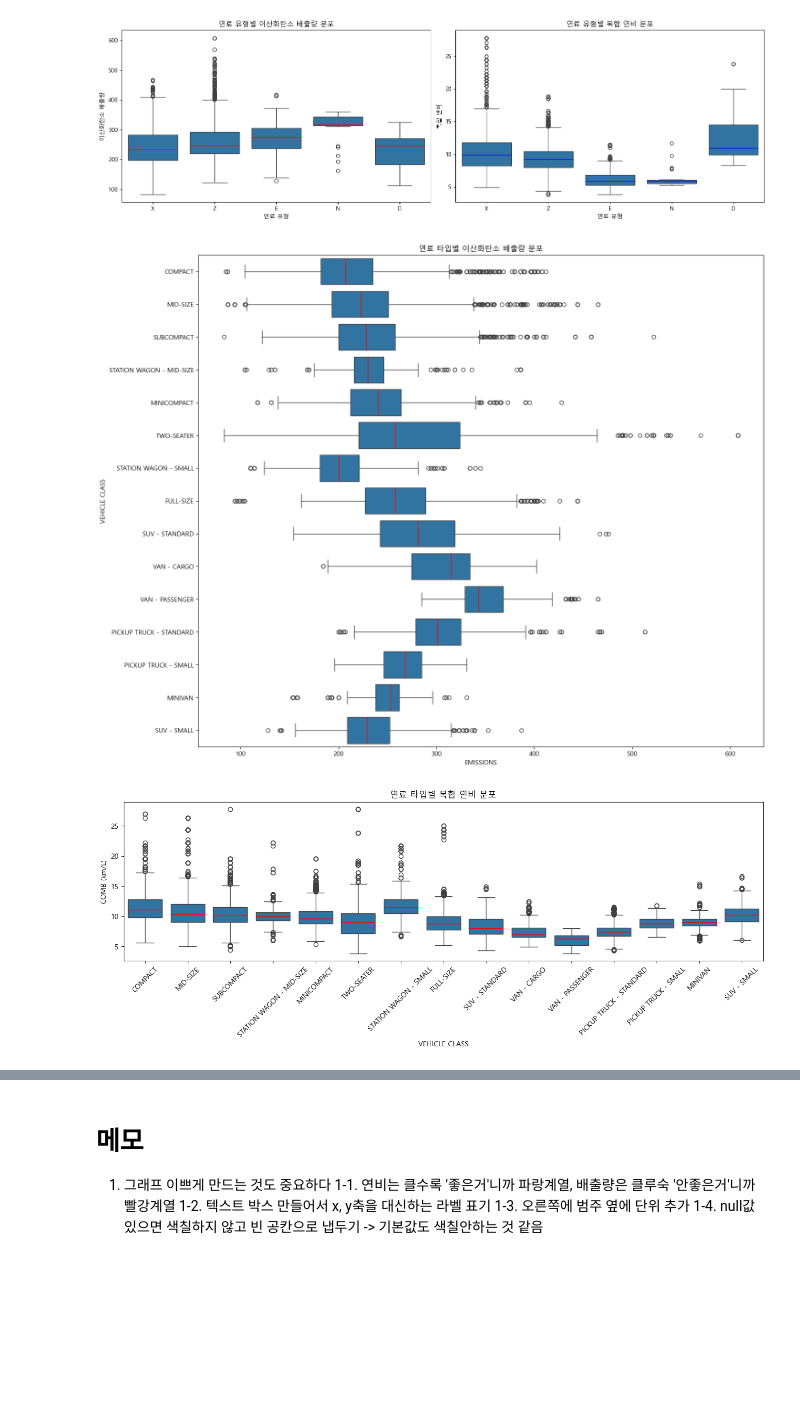
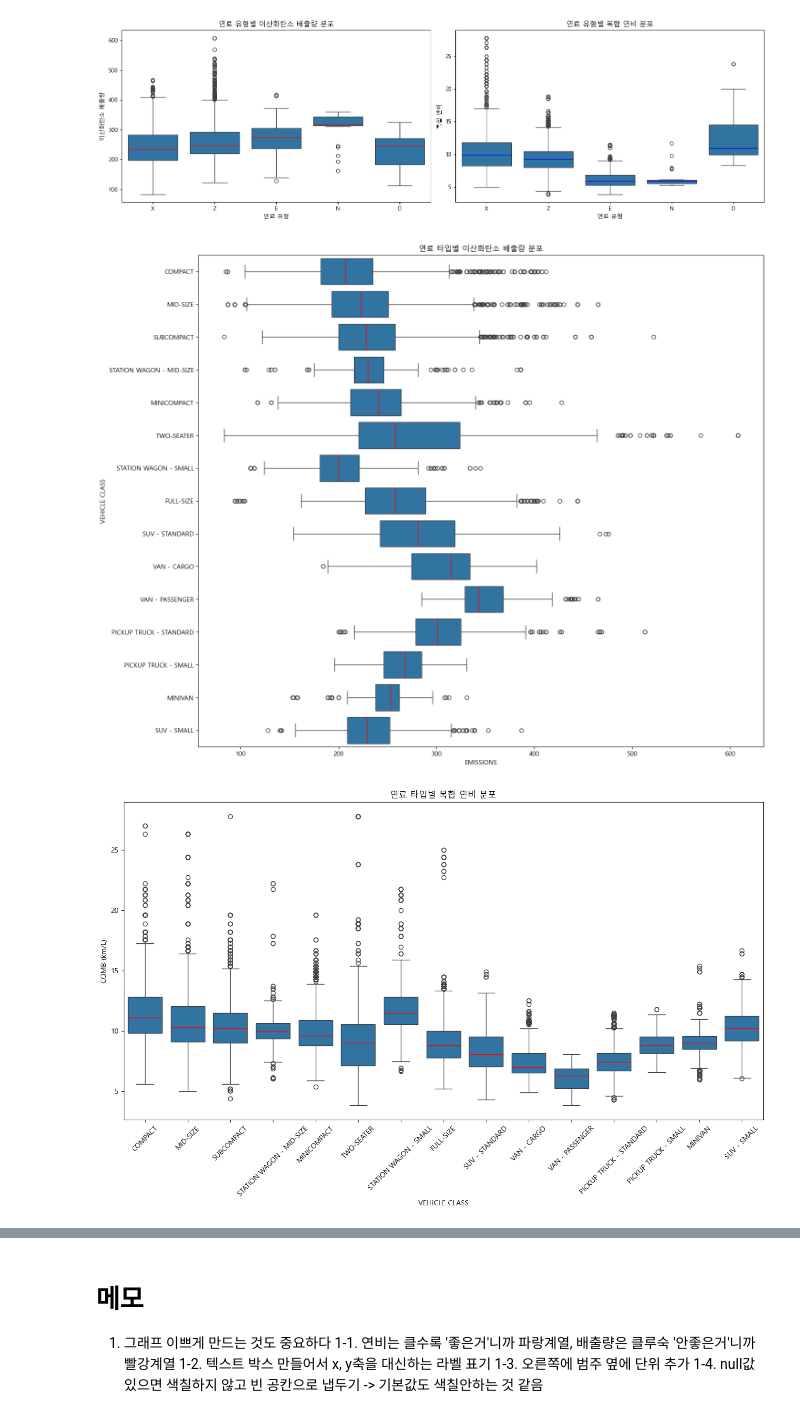
Before and after one commit to kimfaru-git/eco-mobility-performance-analysis, a Jupyter notebook: 02_analysis.ipynb, the cells around one changed output, grey strips where cells are left out. Saved outputs shown, nothing was run; the diff lists cells and outputs as text; code cells hidden in the pictures; blank space fills up the shorter version.

```diff
--- a/02_analysis.ipynb
+++ b/02_analysis.ipynb
@@ -325,20 +347,20 @@ plt.show()
 # %%
 # 연료별 이산화 탄소 분포 박스플룻 연달아 시각화하기
 import matplotlib.pyplot as plt
 import seaborn as sns
 
 plt.figure(figsize=(16, 14))
 sns.boxplot(data=df, x='EMISSIONS', y='VEHICLE CLASS', medianprops={'color': 'red'}) # medianprops: 중앙값선을 커스텀하는 함수
 plt.title('연료 타입별 이산화탄소 배출량 분포')
 plt.show()
 
-plt.figure(figsize=(16, 4))
+plt.figure(figsize=(16, 8))
 sns.boxplot(data=df, x='VEHICLE CLASS', y='COMB (km/L)', medianprops={'color': 'red'}) # medianprops: 중앙값선을 커스텀하는 함수
 plt.title('연료 타입별 복합 연비 분포')
 plt.xticks(rotation=45)
 plt.show()
 # %% [output]
 [figure]
-[figure, old version]
+[figure, new version]
 # %% [markdown]
 # 시각화를 통해 얻을 수 있었던 것
```
Also changed, not shown: parts of 15 cells of this notebook.
